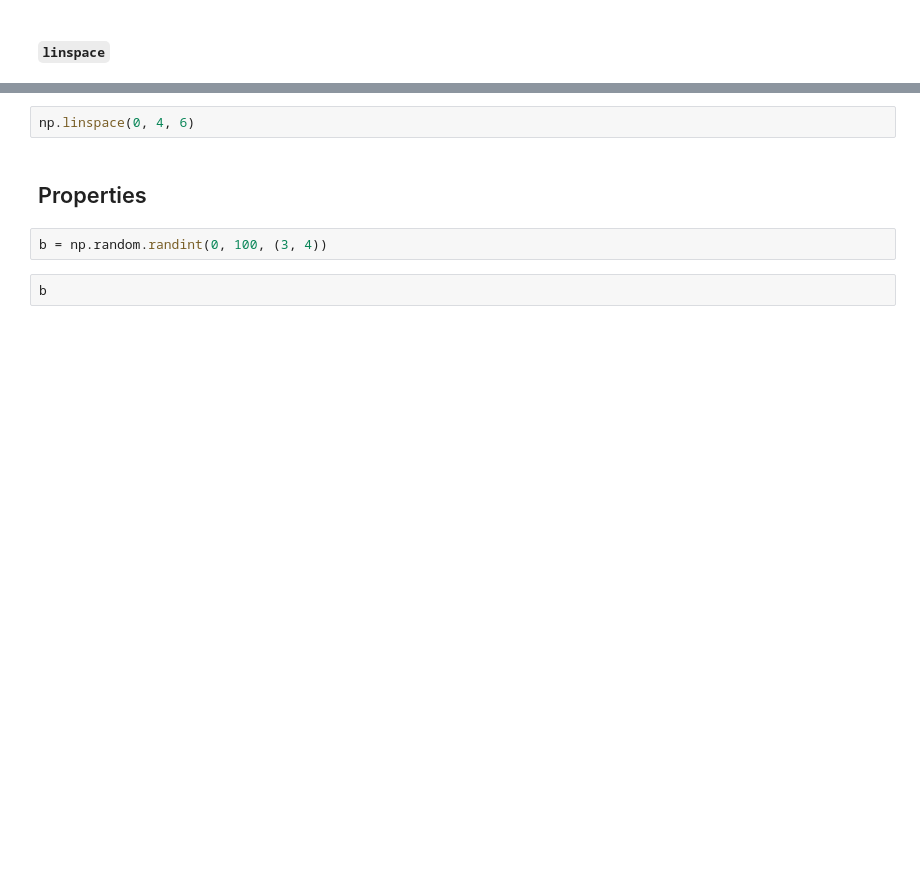
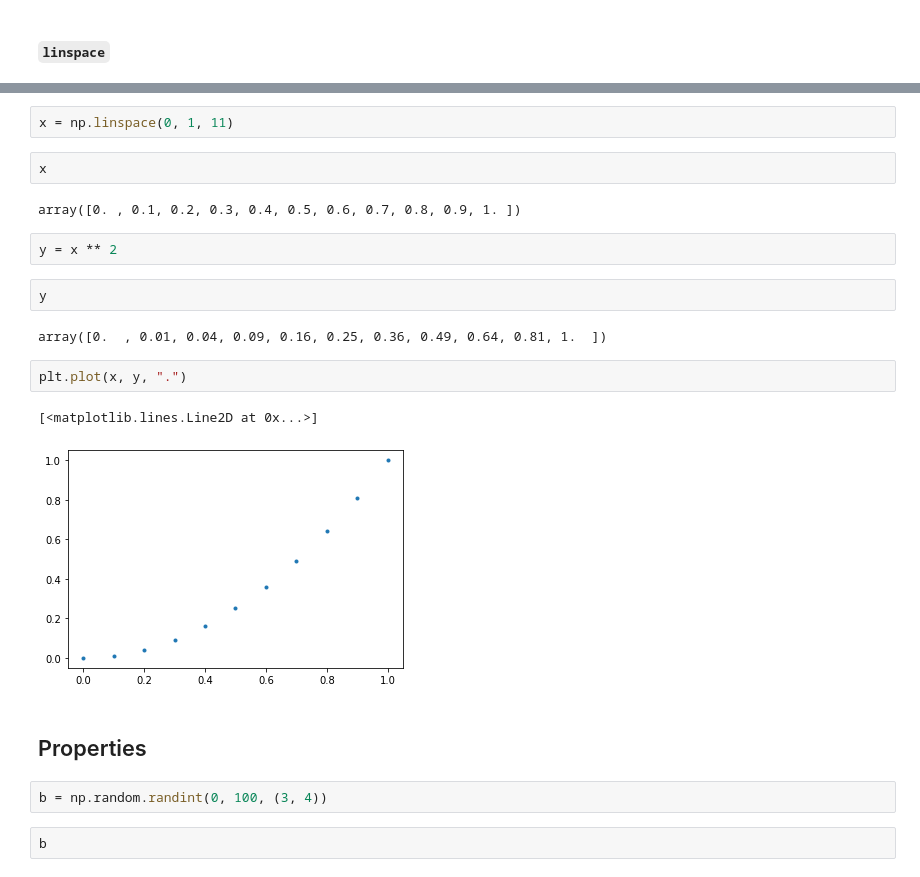
Before and after one commit to Ironhack-Data-Madrid-Mayo-2021/Classroom-Materials, a Jupyter notebook: week_02/02-numpy.ipynb, the cells around one changed output, grey strips where cells are left out. Drawn from its saved outputs; the diff is of its cells as text; blank space fills up the shorter version.

```diff
--- a/week_02/02-numpy.ipynb
+++ b/week_02/02-numpy.ipynb
@@ -219,5 +430,20 @@ np.linspace(0, 4, 5)
-# %%
-np.linspace(0, 4, 6)
+# %%
+x = np.linspace(0, 1, 11)
+# %%
+x
+# %% [output]
+array([0. , 0.1, 0.2, 0.3, 0.4, 0.5, 0.6, 0.7, 0.8, 0.9, 1. ])
+# %%
+y = x ** 2
+# %%
+y
+# %% [output]
+array([0.  , 0.01, 0.04, 0.09, 0.16, 0.25, 0.36, 0.49, 0.64, 0.81, 1.  ])
+# %%
+plt.plot(x, y, ".")
+# %% [output]
+[<matplotlib.lines.Line2D at 0x...>]
+[figure, added]
 # %% [markdown]
 ## Properties
 # %%
```
Also changed, not shown: parts of 251 cells of this notebook, 1 other file.
